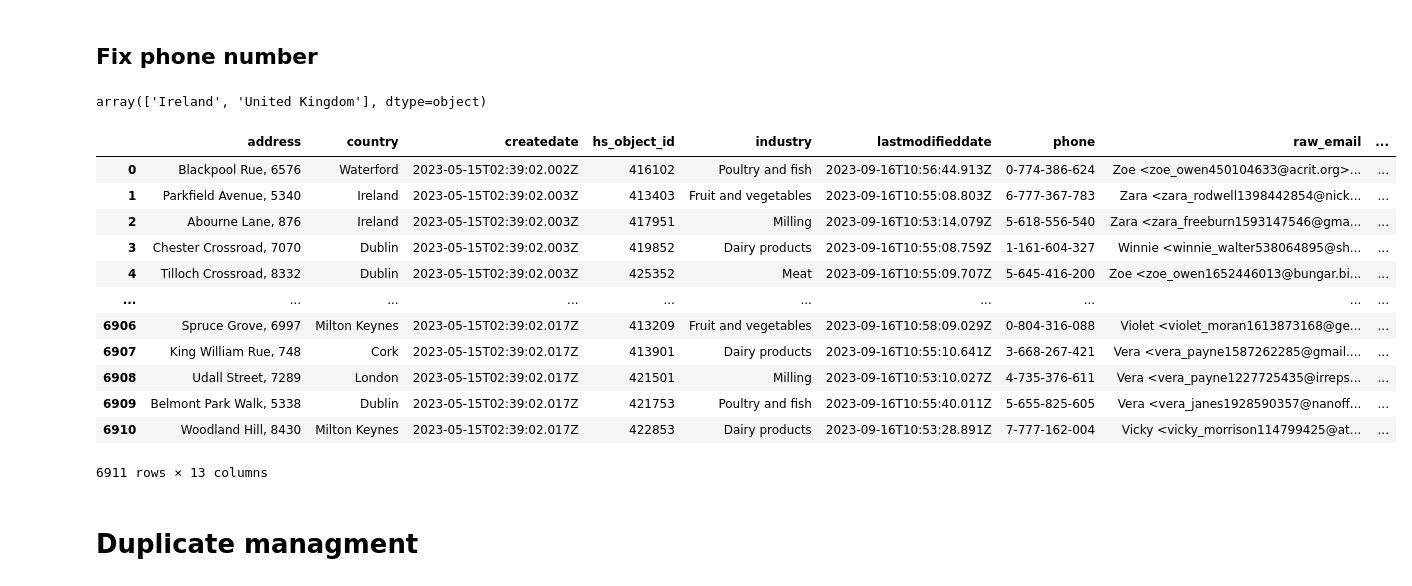
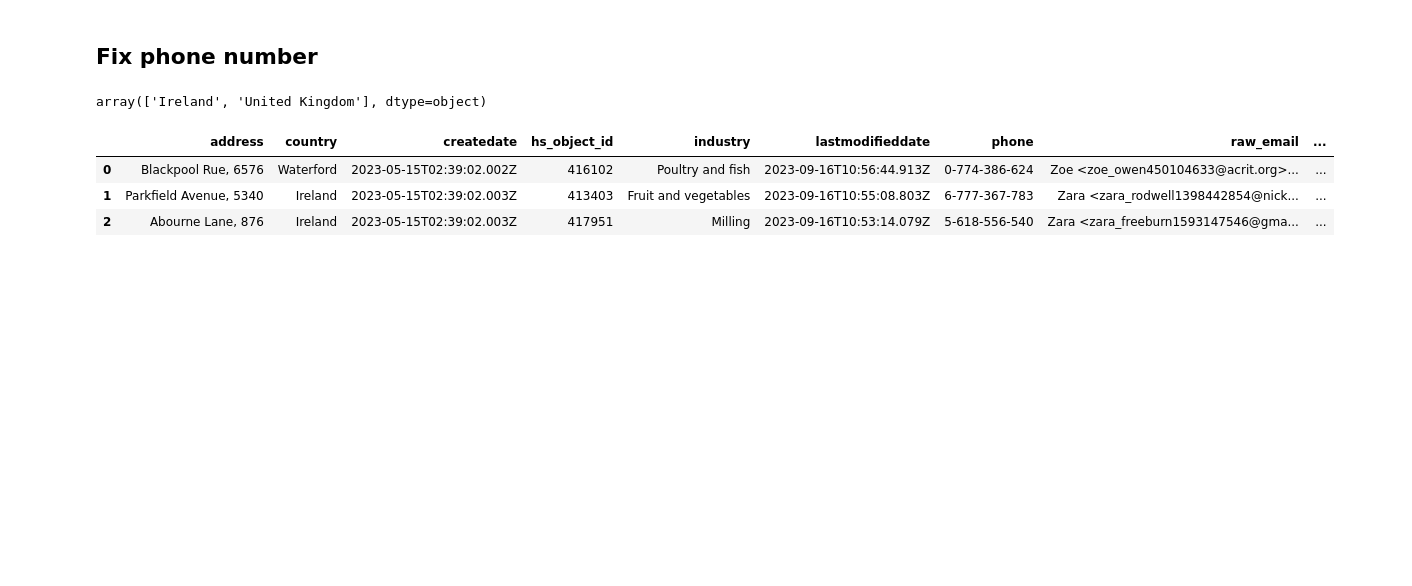
Before and after one commit to CamiloP121/technical_test-otf, a Jupyter notebook: data_pipeline.ipynb, the cells around one changed output. Saved outputs shown, nothing was run; the diff lists cells and outputs as text; code cells hidden in the pictures; blank space fills up the shorter version.

```diff
--- a/data_pipeline.ipynb
+++ b/data_pipeline.ipynb
@@ -231,22 +233,11 @@ dict_normalize_phones = {
 # %%
 data["fix_phone"] = data[["phone","contry_found"]].apply(lambda x: ETL.normalize_phones(
     dict_normalize_phones = dict_normalize_phones,
     phone = x.iloc[0], country = x.iloc[1]), axis = 1)
 
-data
+data.head(3)
 # %% [output]
 |  | address | country | createdate | hs_object_id | industry | lastmodifieddate | phone | raw_email | ... |
 | 0 | Blackpool Rue, 6576 | Waterford | 2023-05-15T02:39:02.002Z | 416102 | Poultry and fish | 2023-09-16T10:56:44.913Z | 0-774-386-624 | Zoe <zoe_owen450104633@acrit.org>... | ... |
 | 1 | Parkfield Avenue, 5340 | Ireland | 2023-05-15T02:39:02.003Z | 413403 | Fruit and vegetables | 2023-09-16T10:55:08.803Z | 6-777-367-783 | Zara <zara_rodwell1398442854@nick... | ... |
 | 2 | Abourne Lane, 876 | Ireland | 2023-05-15T02:39:02.003Z | 417951 | Milling | 2023-09-16T10:53:14.079Z | 5-618-556-540 | Zara <zara_freeburn1593147546@gma... | ... |
-| 3 | Chester Crossroad, 7070 | Dublin | 2023-05-15T02:39:02.003Z | 419852 | Dairy products | 2023-09-16T10:55:08.759Z | 1-161-604-327 | Winnie <winnie_walter538064895@sh... | ... |
-| 4 | Tilloch Crossroad, 8332 | Dublin | 2023-05-15T02:39:02.003Z | 425352 | Meat | 2023-09-16T10:55:09.707Z | 5-645-416-200 | Zoe <zoe_owen1652446013@bungar.bi... | ... |
-| ... | ... | ... | ... | ... | ... | ... | ... | ... | ... |
-| 6906 | Spruce Grove, 6997 | Milton Keynes | 2023-05-15T02:39:02.017Z | 413209 | Fruit and vegetables | 2023-09-16T10:58:09.029Z | 0-804-316-088 | Violet <violet_moran1613873168@ge... | ... |
-| 6907 | King William Rue, 748 | Cork | 2023-05-15T02:39:02.017Z | 413901 | Dairy products | 2023-09-16T10:55:10.641Z | 3-668-267-421 | Vera <vera_payne1587262285@gmail.... | ... |
-| 6908 | Udall Street, 7289 | London | 2023-05-15T02:39:02.017Z | 421501 | Milling | 2023-09-16T10:53:10.027Z | 4-735-376-611 | Vera <vera_payne1227725435@irreps... | ... |
-| 6909 | Belmont Park Walk, 5338 | Dublin | 2023-05-15T02:39:02.017Z | 421753 | Poultry and fish | 2023-09-16T10:55:40.011Z | 5-655-825-605 | Vera <vera_janes1928590357@nanoff... | ... |
-| 6910 | Woodland Hill, 8430 | Milton Keynes | 2023-05-15T02:39:02.017Z | 422853 | Dairy products | 2023-09-16T10:53:28.891Z | 7-777-162-004 | Vicky <vicky_morrison114799425@at... | ... |
-6911 rows × 13 columns
-# %% [markdown]
-# Duplicate managment
```
Also changed, not shown: parts of 6 cells of this notebook, 1 other file.
